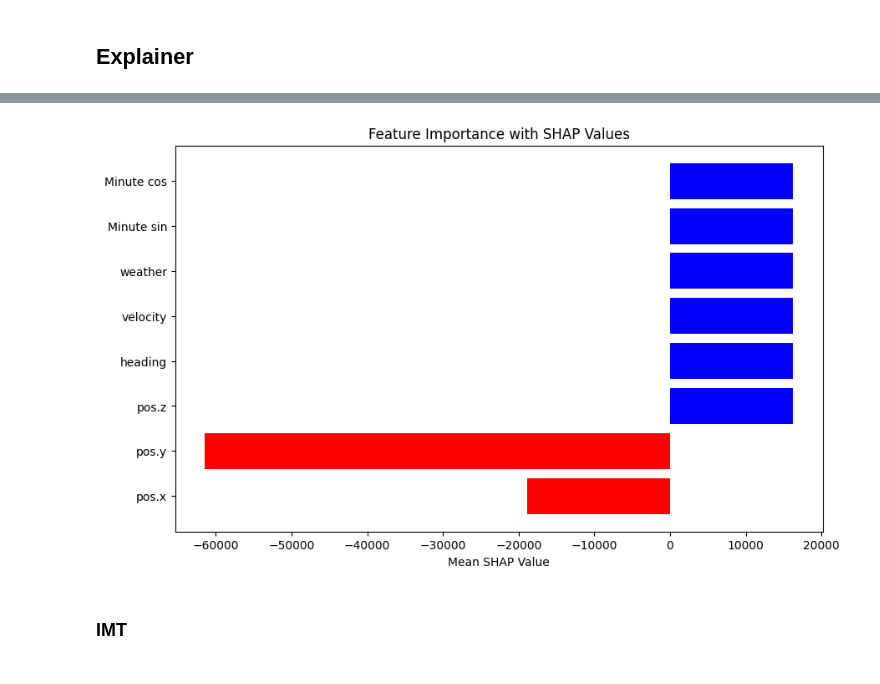
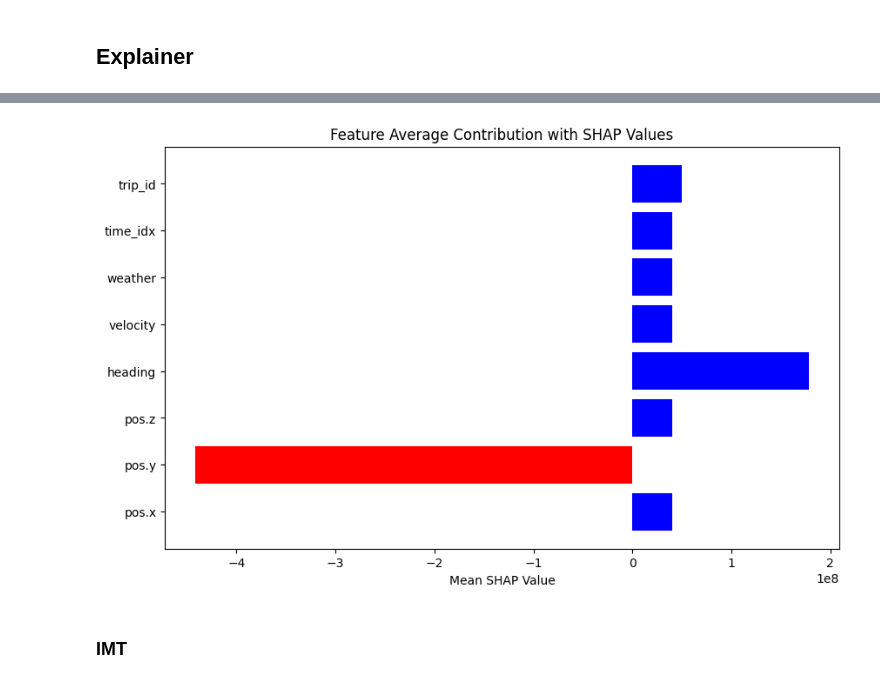
Before and after one commit to georgesmiaka/ITPF, a Jupyter notebook: forecast/notebooks/multihorizon_transformer.ipynb, the cells around one changed output, grey strips where cells are left out. Saved outputs shown, nothing was run; the diff lists cells and outputs as text; code cells hidden in the pictures.

```diff
--- a/forecast/notebooks/multihorizon_transformer.ipynb
+++ b/forecast/notebooks/multihorizon_transformer.ipynb
@@ -344,4 +402,15 @@ y.shape
+# %%
+# Initialize SHAP explainer
+shap_exp = SHAP()
+# %%
+# Fit the explainer
+shap_exp.fit_exp(
+    model=blackbox.predict,
+    loss=(lambda pred, true: blackbox.loss(true, pred)),
+    features_list_names=["pos.x", "pos.y", "pos.z", "heading", "velocity", "weather", "time_idx", "trip_id"],
+    labels_name=['pos.x', 'pos.y']
+)
 # %%
-shap_values, pertubed_data = explainer.shap_values_multivariate(y=y)
+shap_values, pertubed_data = shap_exp.shap_values(y=x)
 # %% [output]
 1/1 [==============================] - 0s 17ms/step
@@ -364,7 +433,7 @@ shap_values, pertubed_data = explainer.shap_values_multivariate(y=y)
-# %%
-explainer.shap_multivariate(shap_values)
-# %% [output]
-[figure, removed]
+# %%
+shap_exp.plot_shap_values(shap_values)
+# %% [output]
+[figure, added]
 # %% [markdown]
 ### IMT
 # %%
```
Also changed, not shown: parts of 34 cells of this notebook, 7 other files.
